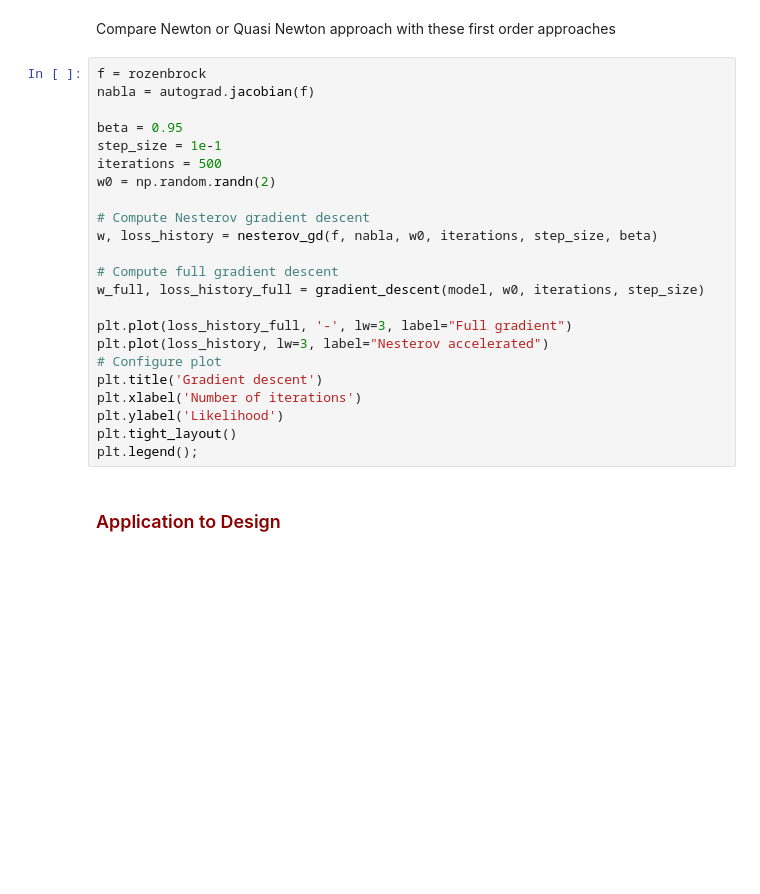
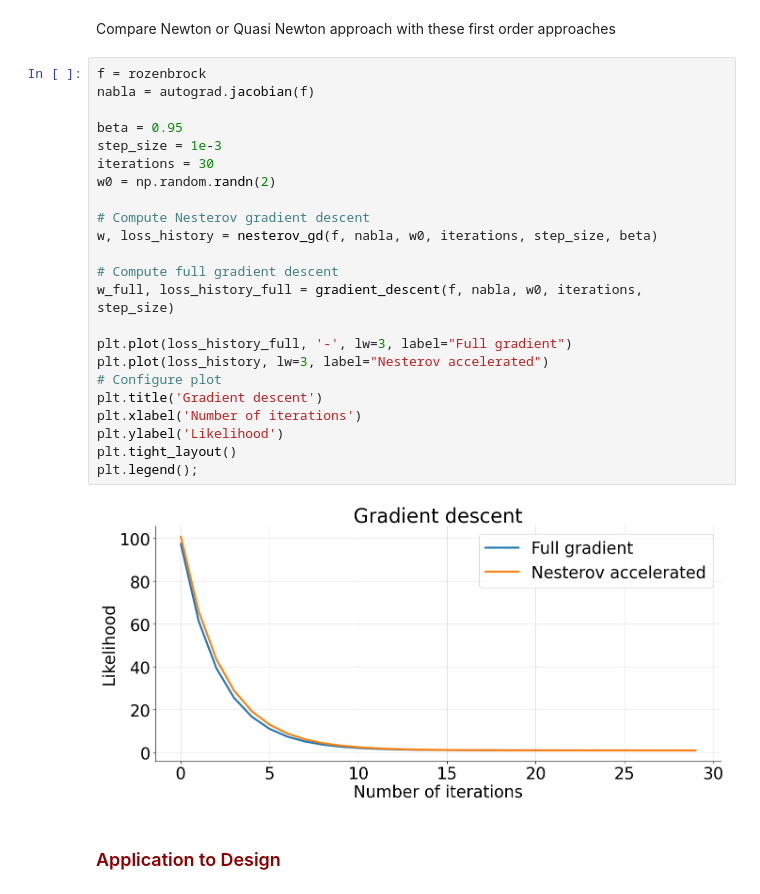
Before and after one commit to jeremiedecock/ateliers-algos, a Jupyter notebook: seq03/seq_03_second_order_answers.ipynb, the cells around one changed output. Drawn from its saved outputs; the diff is of its cells as text; blank space fills up the shorter version.

```diff
--- a/seq03/seq_03_second_order_answers.ipynb
+++ b/seq03/seq_03_second_order_answers.ipynb
@@ -419,26 +437,28 @@ Compare Newton or Quasi Newton approach with these first order approaches
 # %%
 f = rozenbrock
 nabla = autograd.jacobian(f)
 
 beta = 0.95
-step_size = 1e-1
-iterations = 500
+step_size = 1e-3
+iterations = 30
 w0 = np.random.randn(2)
 
 # Compute Nesterov gradient descent
 w, loss_history = nesterov_gd(f, nabla, w0, iterations, step_size, beta)
 
 # Compute full gradient descent
-w_full, loss_history_full = gradient_descent(model, w0, iterations, step_size)
+w_full, loss_history_full = gradient_descent(f, nabla, w0, iterations, step_size)
 
 plt.plot(loss_history_full, '-', lw=3, label="Full gradient")
 plt.plot(loss_history, lw=3, label="Nesterov accelerated")
 # Configure plot
 plt.title('Gradient descent')
 plt.xlabel('Number of iterations')
 plt.ylabel('Likelihood')
 plt.tight_layout()
 plt.legend();
+# %% [output]
+[figure, added]
 # %% [markdown]
 ### <font color=darkred> Application to Design</font>
 # %% [markdown]
```
Also changed, not shown: parts of 7 cells of this notebook.
